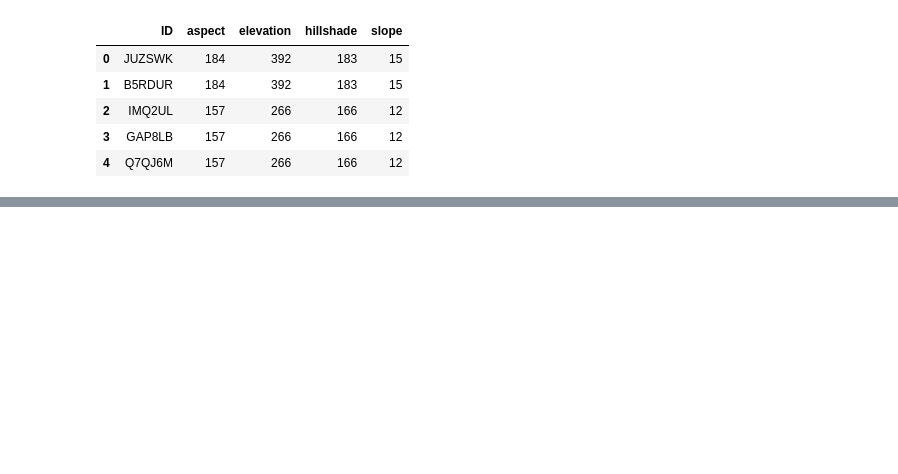
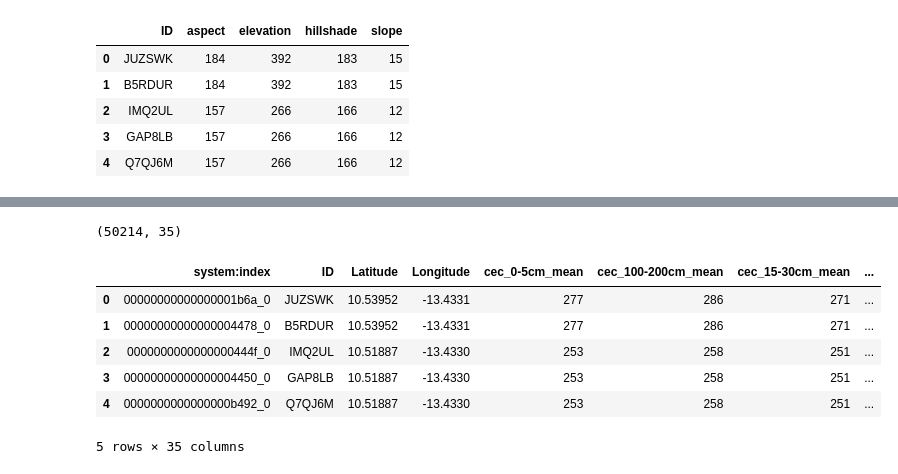
Before and after one commit to lucknera/projekt_interdyscyplinarny, a Jupyter notebook: models/olek-fe.ipynb, the cells around one changed output, grey strips where cells are left out. Saved outputs shown, nothing was run; the diff lists cells and outputs as text; code cells hidden in the pictures; blank space fills up the shorter version.

```diff
--- a/models/olek-fe.ipynb
+++ b/models/olek-fe.ipynb
@@ -690,0 +728,13 @@ features_comb.to_csv('../features/olek-features.csv', index=False)
+# %%
+SG_features = pd.read_csv('../datasets/SG_data_features.csv')
+print(SG_features.shape)
+SG_features.head()
+# %% [output]
+(50214, 35)
+|  | system:index | ID | Latitude | Longitude | cec_0-5cm_mean | cec_100-200cm_mean | cec_15-30cm_mean | ... |
+| 0 | 00000000000000001b6a_0 | JUZSWK | 10.53952 | -13.4331 | 277 | 286 | 271 | ... |
+| 1 | 00000000000000004478_0 | B5RDUR | 10.53952 | -13.4331 | 277 | 286 | 271 | ... |
+| 2 | 0000000000000000444f_0 | IMQ2UL | 10.51887 | -13.4330 | 253 | 258 | 251 | ... |
+| 3 | 00000000000000004450_0 | GAP8LB | 10.51887 | -13.4330 | 253 | 258 | 251 | ... |
+| 4 | 0000000000000000b492_0 | Q7QJ6M | 10.51887 | -13.4330 | 253 | 258 | 251 | ... |
+5 rows × 35 columns
```
Also changed, not shown: parts of 22 cells of this notebook, 3 other files.
